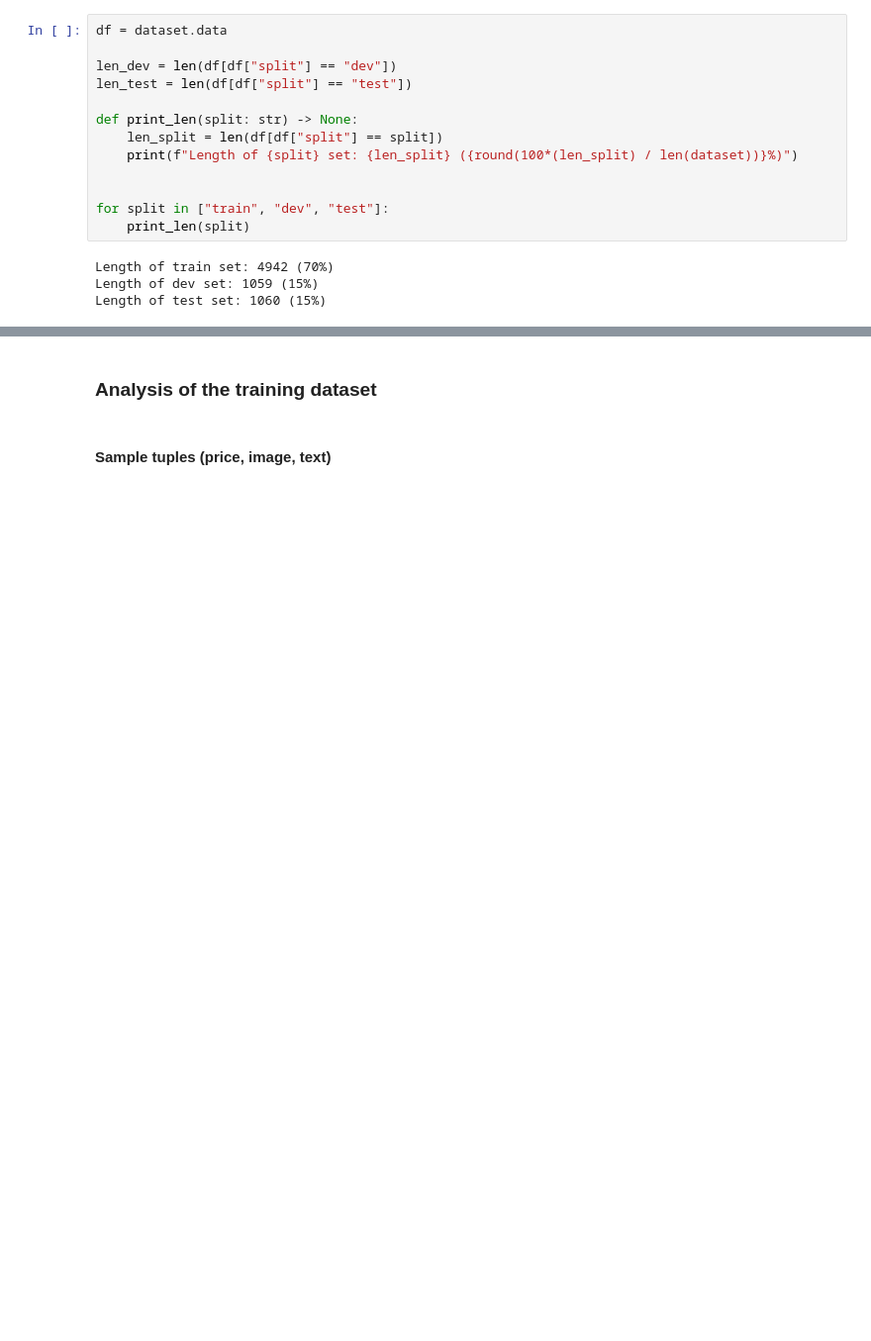
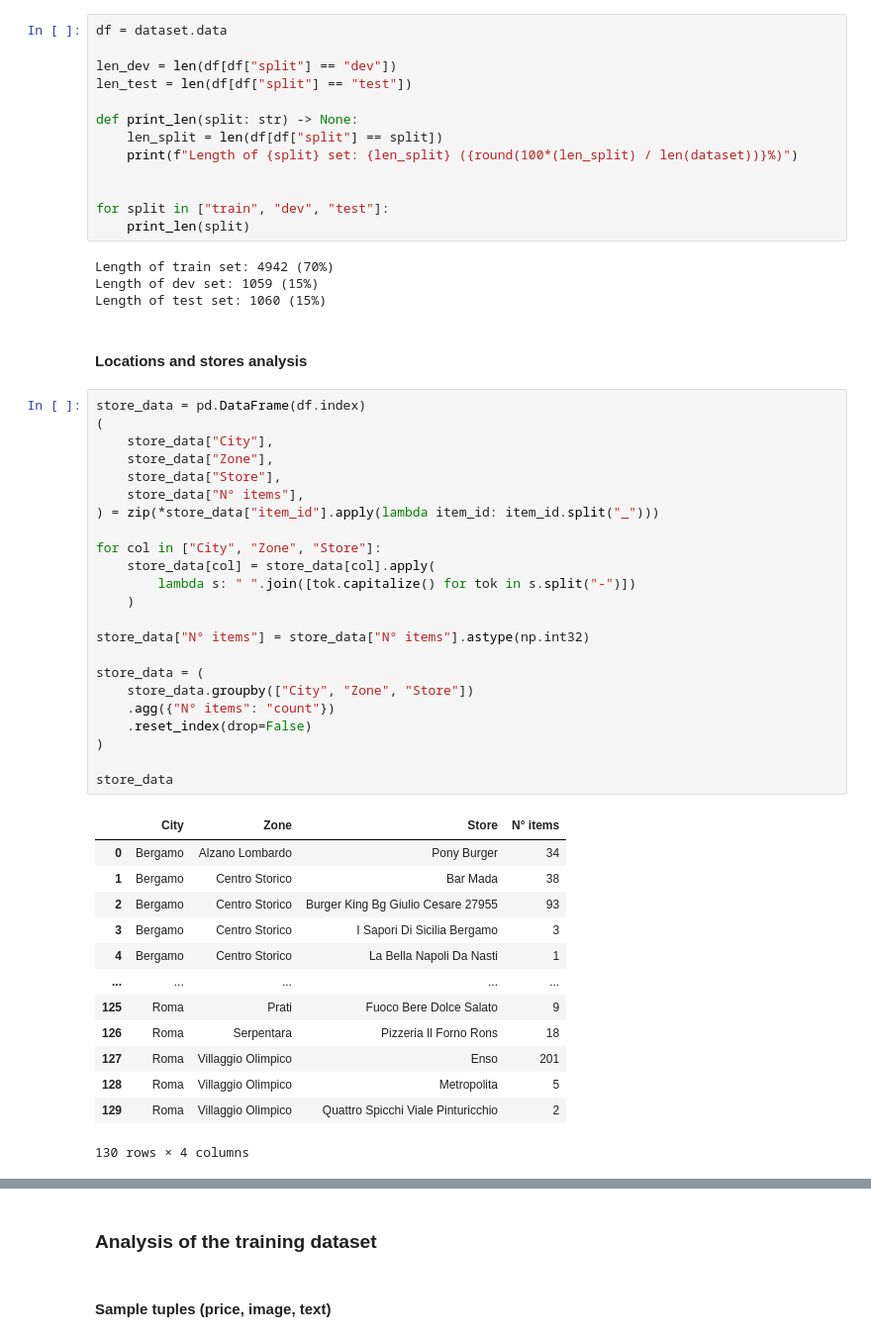
Before and after one commit to giacomorebecchi/food-pricing, a Jupyter notebook: notebooks/04.01_dataset_visualization.ipynb, the cells around one changed output, grey strips where cells are left out. Shown at 99% size. Cells and saved outputs as stored; diff of their text form; blank space fills up the shorter version.

```diff
--- a/notebooks/04.01_dataset_visualization.ipynb
+++ b/notebooks/04.01_dataset_visualization.ipynb
@@ -42,3 +44,42 @@ for split in ["train", "dev", "test"]:
 Length of train set: 4942 (70%)
 Length of dev set: 1059 (15%)
 Length of test set: 1060 (15%)
+# %% [markdown]
+#### Locations and stores analysis
+# %%
+store_data = pd.DataFrame(df.index)
+(
+    store_data["City"],
+    store_data["Zone"],
+    store_data["Store"],
+    store_data["N° items"],
+) = zip(*store_data["item_id"].apply(lambda item_id: item_id.split("_")))
+
+for col in ["City", "Zone", "Store"]:
+    store_data[col] = store_data[col].apply(
+        lambda s: " ".join([tok.capitalize() for tok in s.split("-")])
+    )
+
+store_data["N° items"] = store_data["N° items"].astype(np.int32)
+
+store_data = (
+    store_data.groupby(["City", "Zone", "Store"])
+    .agg({"N° items": "count"})
+    .reset_index(drop=False)
+)
+
+store_data
+# %% [output]
+|  | City | Zone | Store | N° items |
+| 0 | Bergamo | Alzano Lombardo | Pony Burger | 34 |
+| 1 | Bergamo | Centro Storico | Bar Mada | 38 |
+| 2 | Bergamo | Centro Storico | Burger King Bg Giulio Cesare 27955 | 93 |
+| 3 | Bergamo | Centro Storico | I Sapori Di Sicilia Bergamo | 3 |
+| 4 | Bergamo | Centro Storico | La Bella Napoli Da Nasti | 1 |
+| ... | ... | ... | ... | ... |
+| 125 | Roma | Prati | Fuoco Bere Dolce Salato | 9 |
+| 126 | Roma | Serpentara | Pizzeria Il Forno Rons | 18 |
+| 127 | Roma | Villaggio Olimpico | Enso | 201 |
+| 128 | Roma | Villaggio Olimpico | Metropolita | 5 |
+| 129 | Roma | Villaggio Olimpico | Quattro Spicchi Viale Pinturicchio | 2 |
+130 rows × 4 columns
```
Also changed, not shown: parts of 13 cells of this notebook, 7 other files.
